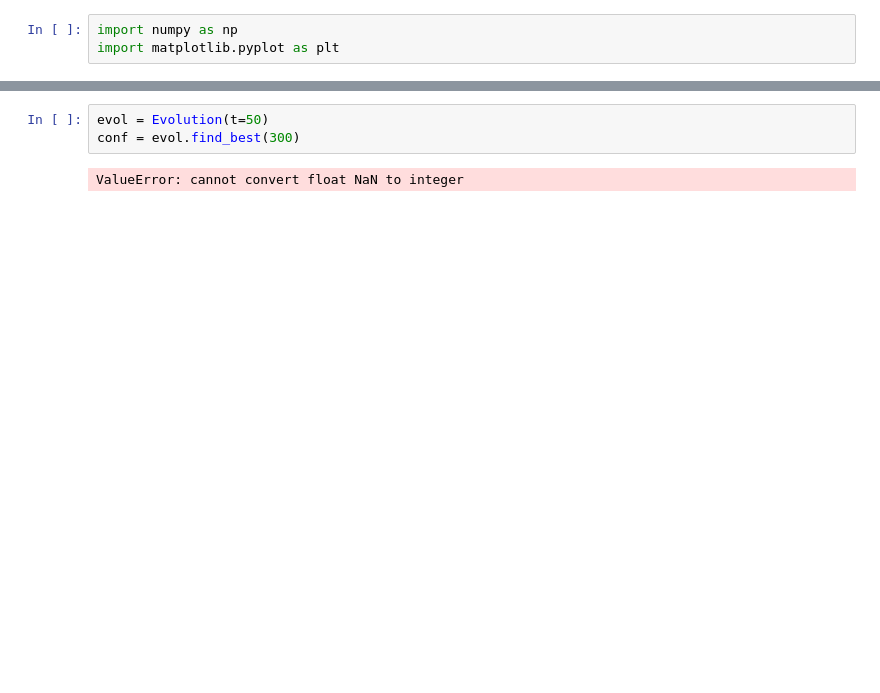
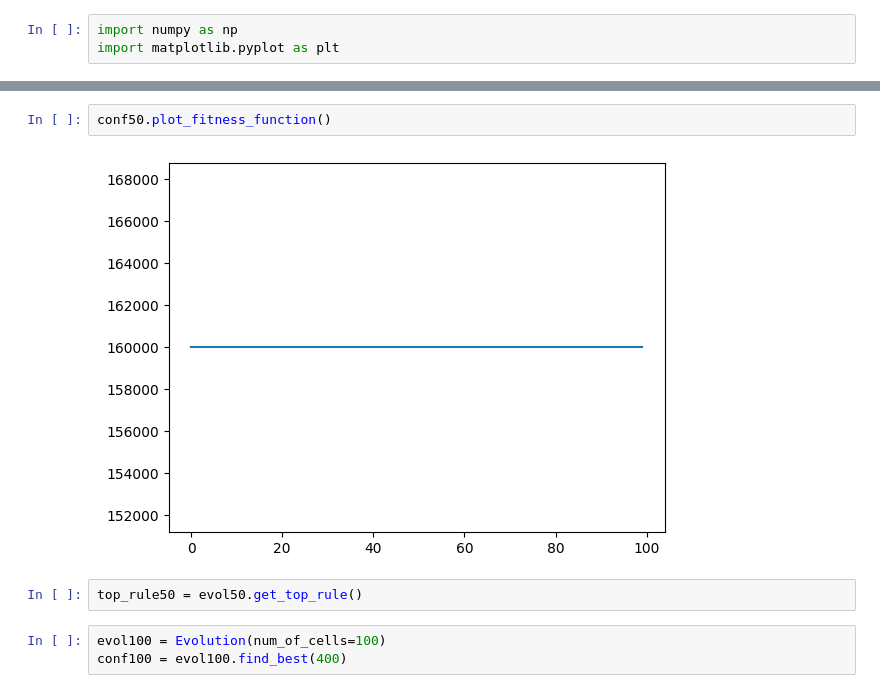
Before and after one commit to illyayurchanka/Simulations, a Jupyter notebook: evolution/evolution.ipynb, the cells around one changed output, grey strips where cells are left out. Cells and saved outputs as stored; diff of their text form; blank space fills up the shorter version.

```diff
--- a/evolution/evolution.ipynb
+++ b/evolution/evolution.ipynb
@@ -130,6 +161,10 @@ class Evolution:
+# %%
+conf50.plot_fitness_function()
+# %% [output]
+[figure, added]
+# %%
+top_rule50 = evol50.get_top_rule()
 # %%
-evol = Evolution(t=50)
-conf = evol.find_best(300)
+evol100 = Evolution(num_of_cells=100)
+conf100 = evol100.find_best(400)
-# %% [output]
-ValueError: cannot convert float NaN to integer
 # %%
```
Also changed, not shown: parts of 14 cells of this notebook.
